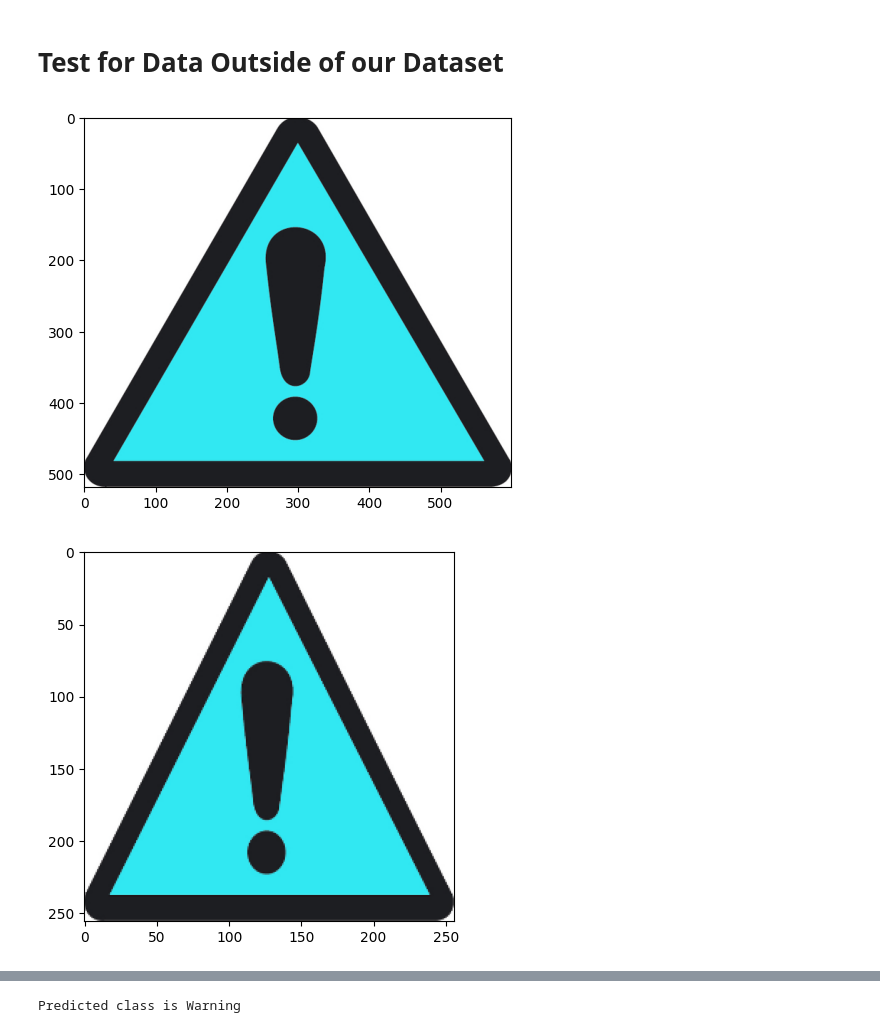
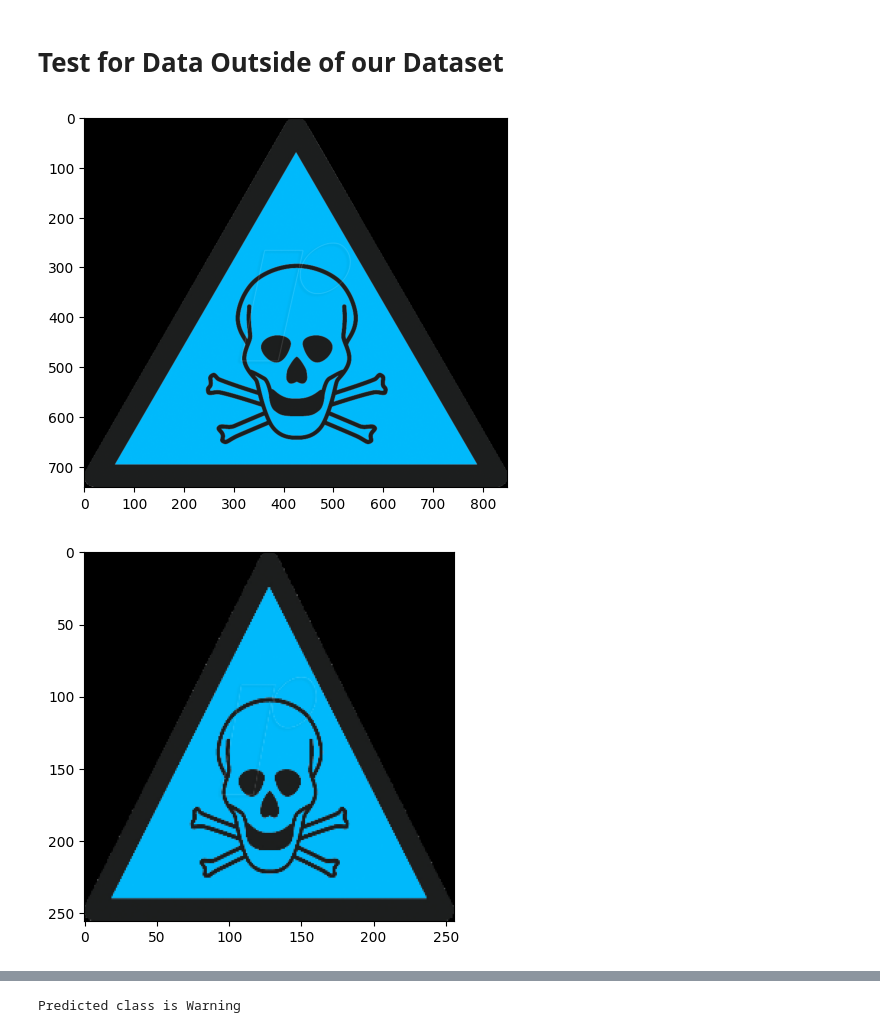
Before and after one commit to Panoskontos/CNN, a Jupyter notebook: CNNStopSign.ipynb, the cells around one changed output, grey strips where cells are left out. Saved outputs shown, nothing was run; the diff lists cells and outputs as text; code cells hidden in the pictures.

```diff
--- a/CNNStopSign.ipynb
+++ b/CNNStopSign.ipynb
@@ -288,18 +288,18 @@ print(pre.result().numpy(), re.result().numpy(), acc.result().numpy())
 # %%
 # img = cv2.imread(os.path.join('data','stop','images29.jpg'))
 # img = cv2.imread('warningtest.jpg')
-img = cv2.imread('w2.jpg')
+img = cv2.imread('w2.png')
 plt.imshow(img)
 plt.show()
 # %% [output]
-[figure, old version]
+[figure, new version]
 # %%
 # Rsize it to fir our model
 resize = tf.image.resize(img, (256,256))
 plt.imshow(resize.numpy().astype(int))
 plt.show()
 # %% [output]
-[figure, old version]
+[figure, new version]
 # %%
 yhat = model.predict(np.expand_dims(resize/255, 0))
 yhat
```
Also changed, not shown: parts of 4 cells of this notebook, 1 other file.
